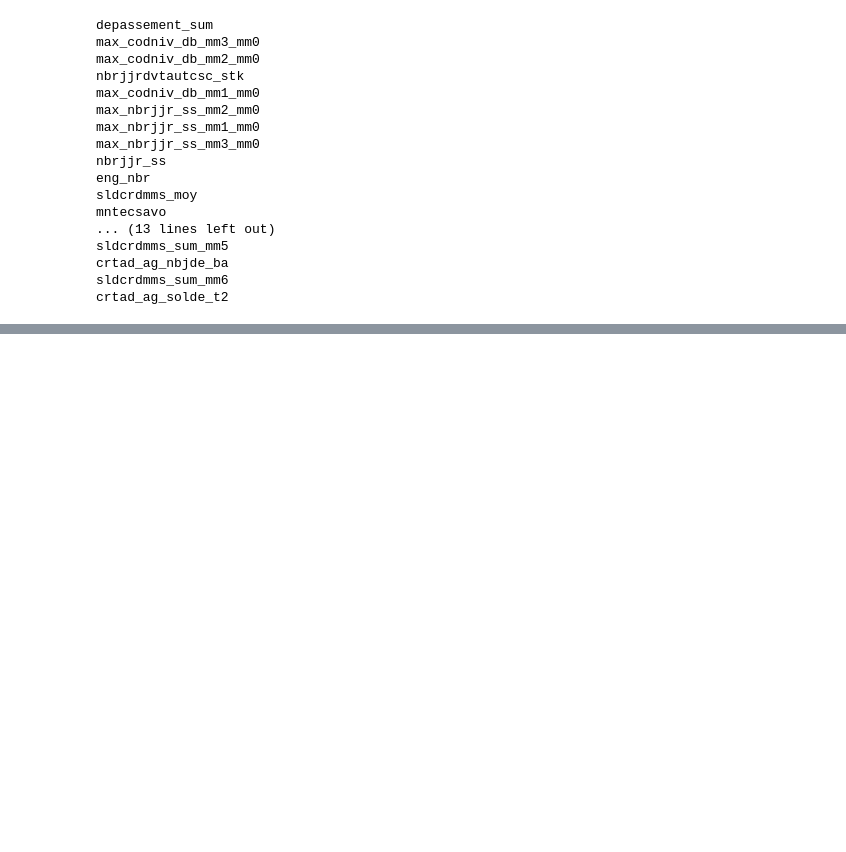
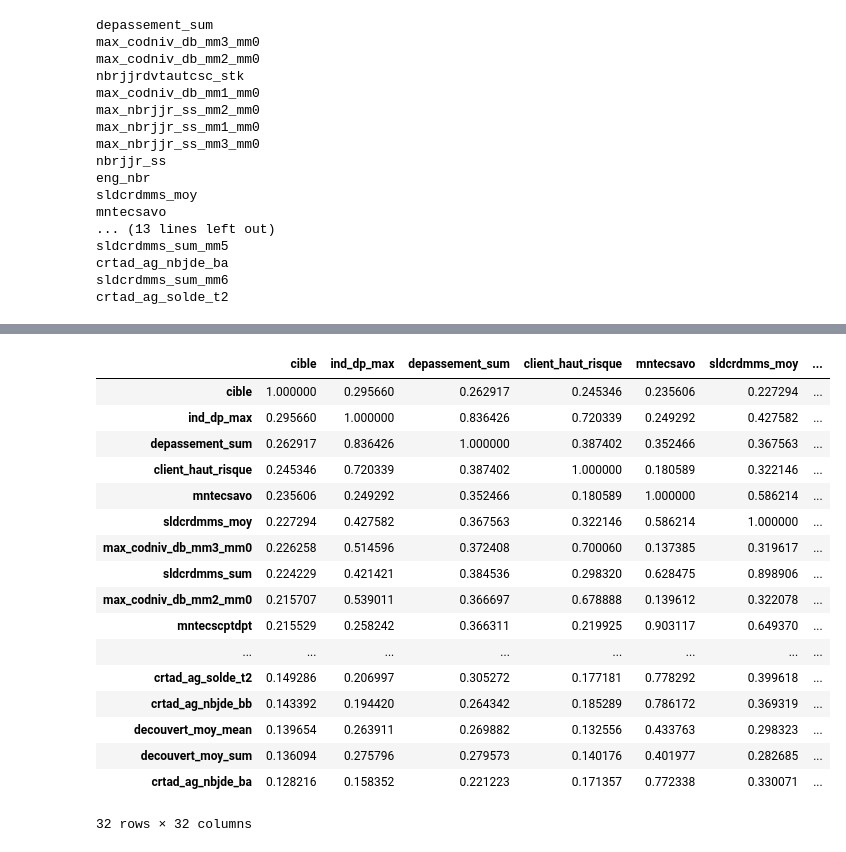
Before and after one commit to DaveMTK20002/PROJET-SCORING-Ikram-Davick, a Jupyter notebook: avancement.ipynb, the cells around one changed output, grey strips where cells are left out. Saved outputs shown, nothing was run; the diff lists cells and outputs as text; code cells hidden in the pictures; blank space fills up the shorter version.

```diff
--- a/avancement.ipynb
+++ b/avancement.ipynb
@@ -654,7 +641,6 @@ def ordonner_matrice_par_premiere_colonne(matrice_corr):
 
 def matrice_cramers_v(data, variables, seuil=5):
     result = pd.DataFrame(index=variables, columns=variables, dtype=float)
-    validite = pd.DataFrame(index=variables, columns=variables, dtype=bool)
     for var1 in variables:
         for var2 in variables:
             if var1 == var2:
@@ -666,4 +658,23 @@ def matrice_cramers_v(data, variables, seuil=5):
 # %%
-matrice_cramers=matrice_cramers_v(df_train, variables_pre_finales)
+matrices_v_cramers
+# %% [output]
+|  | cible | ind_dp_max | depassement_sum | client_haut_risque | mntecsavo | sldcrdmms_moy | ... |
+| cible | 1.000000 | 0.295660 | 0.262917 | 0.245346 | 0.235606 | 0.227294 | ... |
+| ind_dp_max | 0.295660 | 1.000000 | 0.836426 | 0.720339 | 0.249292 | 0.427582 | ... |
+| depassement_sum | 0.262917 | 0.836426 | 1.000000 | 0.387402 | 0.352466 | 0.367563 | ... |
+| client_haut_risque | 0.245346 | 0.720339 | 0.387402 | 1.000000 | 0.180589 | 0.322146 | ... |
+| mntecsavo | 0.235606 | 0.249292 | 0.352466 | 0.180589 | 1.000000 | 0.586214 | ... |
+| sldcrdmms_moy | 0.227294 | 0.427582 | 0.367563 | 0.322146 | 0.586214 | 1.000000 | ... |
+| max_codniv_db_mm3_mm0 | 0.226258 | 0.514596 | 0.372408 | 0.700060 | 0.137385 | 0.319617 | ... |
+| sldcrdmms_sum | 0.224229 | 0.421421 | 0.384536 | 0.298320 | 0.628475 | 0.898906 | ... |
+| max_codniv_db_mm2_mm0 | 0.215707 | 0.539011 | 0.366697 | 0.678888 | 0.139612 | 0.322078 | ... |
+| mntecscptdpt | 0.215529 | 0.258242 | 0.366311 | 0.219925 | 0.903117 | 0.649370 | ... |
+| ... | ... | ... | ... | ... | ... | ... | ... |
+| crtad_ag_solde_t2 | 0.149286 | 0.206997 | 0.305272 | 0.177181 | 0.778292 | 0.399618 | ... |
+| crtad_ag_nbjde_bb | 0.143392 | 0.194420 | 0.264342 | 0.185289 | 0.786172 | 0.369319 | ... |
+| decouvert_moy_mean | 0.139654 | 0.263911 | 0.269882 | 0.132556 | 0.433763 | 0.298323 | ... |
+| decouvert_moy_sum | 0.136094 | 0.275796 | 0.279573 | 0.140176 | 0.401977 | 0.282685 | ... |
+| crtad_ag_nbjde_ba | 0.128216 | 0.158352 | 0.221223 | 0.171357 | 0.772338 | 0.330071 | ... |
+32 rows × 32 columns
 # %%
 from sklearn.metrics import accuracy_score, roc_auc_score
```
Also changed, not shown: parts of 16 cells of this notebook.
